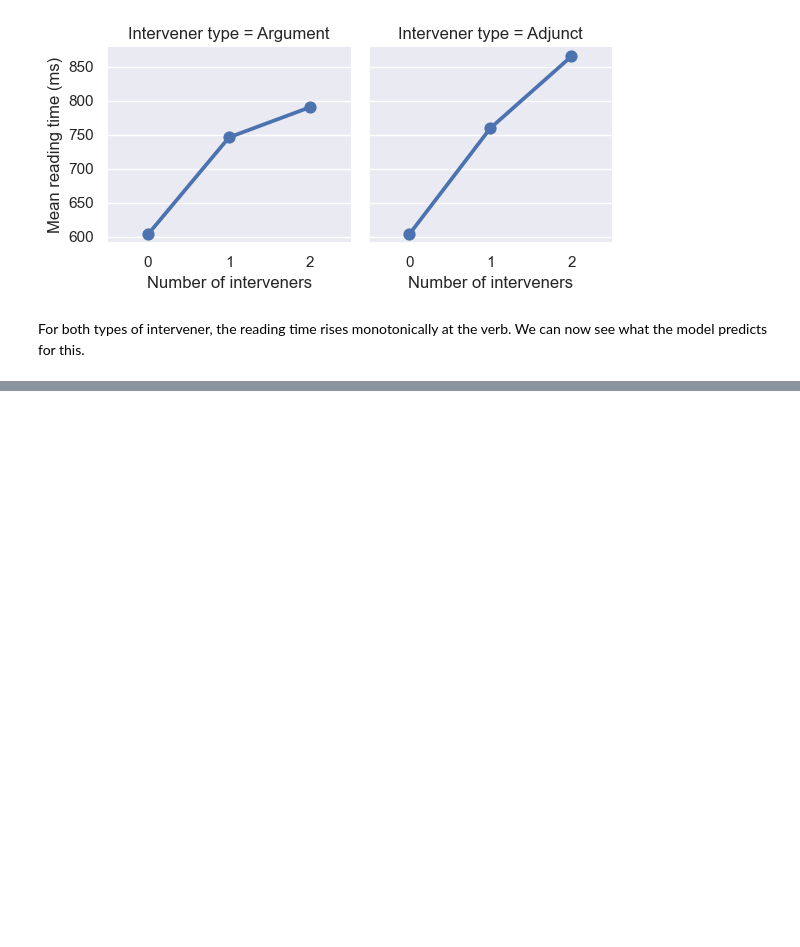
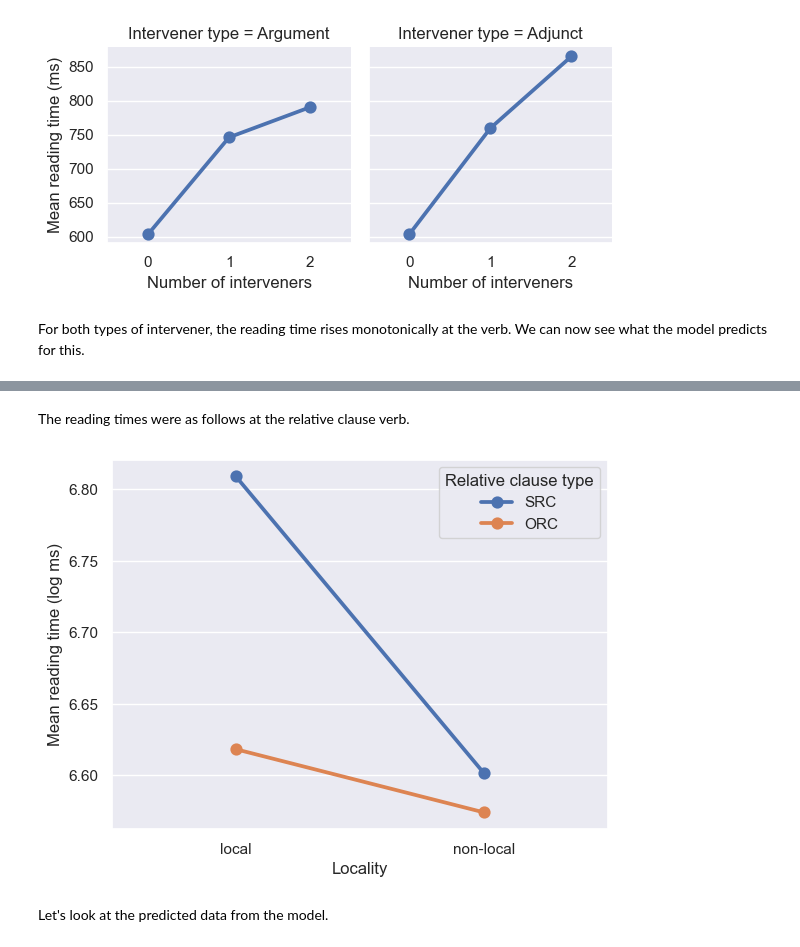
Before and after one commit to johen12/toylossy, a Jupyter notebook: toylossy_demo.ipynb, the cells around one changed output, grey strips where cells are left out. Saved outputs shown, nothing was run; the diff lists cells and outputs as text; code cells hidden in the pictures; blank space fills up the shorter version.

Commit message:
Added Hindi grammar and Experiment 1 of Husain

```diff
--- a/toylossy_demo.ipynb
+++ b/toylossy_demo.ipynb
@@ -121,0 +131,11 @@ grid.map(sns.pointplot, "Number of interveners", "Predicted processing difficult
+# %% [markdown]
+The reading times were as follows at the relative clause verb.
+# %%
+sns.pointplot(expdata.husain_exp1_verb,
+              x = "Locality",
+              y = "Mean reading time (log ms)",
+              hue = "Relative clause type");
+# %% [output]
+[figure, added]
+# %% [markdown]
+Let's look at the predicted data from the model.
```
Also changed, not shown: parts of 12 cells of this notebook, 3 other files.
